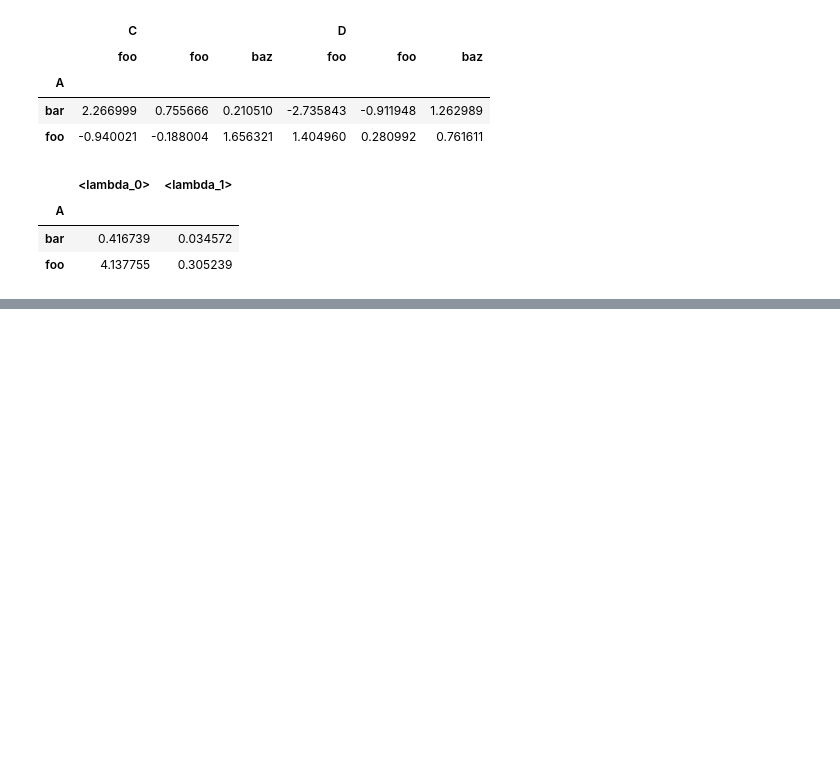
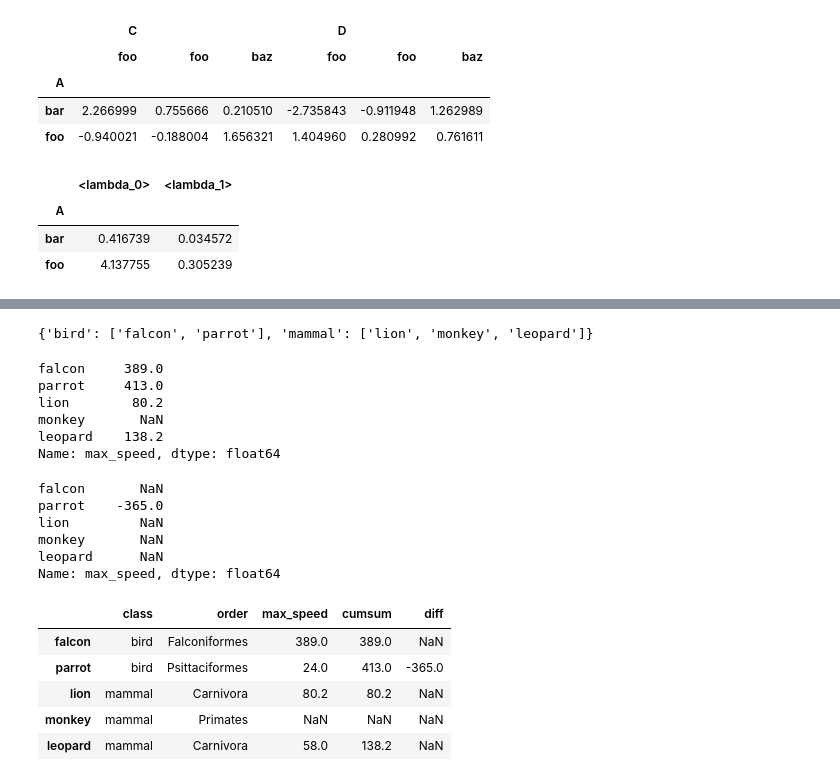
Before and after one commit to ilyak93/self-studying, a Jupyter notebook: DataEngineering/pandas/pandas_groupby.ipynb, the cells around one changed output, grey strips where cells are left out. Cells and saved outputs as stored; diff of their text form; code cells hidden in the pictures; blank space fills up the shorter version.

```diff
--- a/DataEngineering/pandas/pandas_groupby.ipynb
+++ b/DataEngineering/pandas/pandas_groupby.ipynb
@@ -1086,0 +1096,38 @@ grouped.agg({"C": "sum", "D": "std"})
+# %%
+grouped = speeds.groupby("class")["max_speed"]
+grouped.groups
+# %% [output]
+{'bird': ['falcon', 'parrot'], 'mammal': ['lion', 'monkey', 'leopard']}
+# %%
+grouped.cumsum()
+# %% [output]
+falcon     389.0
+parrot     413.0
+lion        80.2
+monkey       NaN
+leopard    138.2
+Name: max_speed, dtype: float64
+# %%
+grouped.diff()
+# %% [output]
+falcon       NaN
+parrot    -365.0
+lion         NaN
+monkey       NaN
+leopard      NaN
+Name: max_speed, dtype: float64
+# %%
+result = speeds.copy()
+
+result["cumsum"] = grouped.cumsum()
+
+result["diff"] = grouped.diff()
+
+result
+# %% [output]
+|  | class | order | max_speed | cumsum | diff |
+| falcon | bird | Falconiformes | 389.0 | 389.0 | NaN |
+| parrot | bird | Psittaciformes | 24.0 | 413.0 | -365.0 |
+| lion | mammal | Carnivora | 80.2 | 80.2 | NaN |
+| monkey | mammal | Primates | NaN | NaN | NaN |
+| leopard | mammal | Carnivora | 58.0 | 138.2 | NaN |
```
Also changed, not shown: parts of 51 cells of this notebook.
